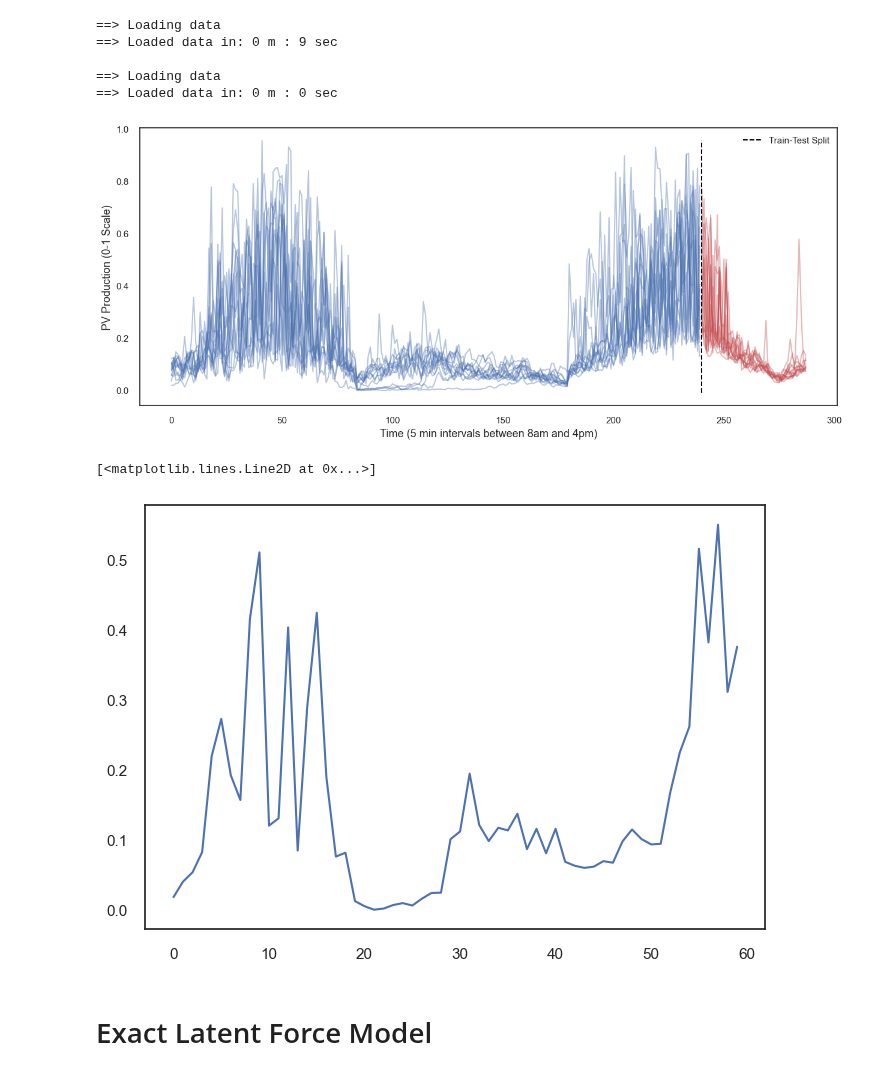
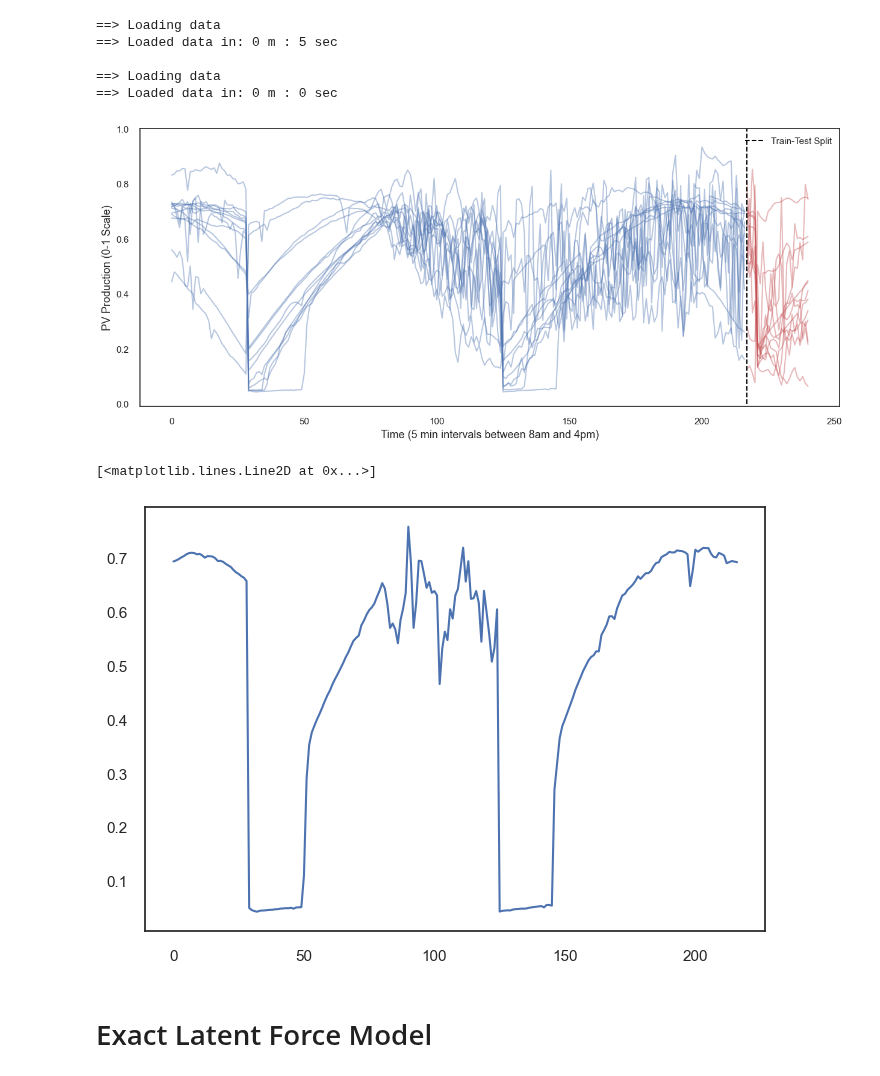
Before and after one commit to eirikbaekkelund/Dissertation, a Jupyter notebook: examples/exact_lfm.ipynb, the cells around one changed output. Drawn from its saved outputs; the diff is of its cells as text; code cells hidden in the pictures.

```diff
--- a/examples/exact_lfm.ipynb
+++ b/examples/exact_lfm.ipynb
@@ -21,7 +19,7 @@ torch.manual_seed(SEED)
 np.random.seed(SEED)
 
 # data parameters
-DAY_INIT = 25
+DAY_INIT = 60
 DAY_MIN = 8
 DAY_MAX = 16
 N_DAYS = 3
@@ -35,30 +33,30 @@ NUM_OUTPUTS = 4
 # %%
 generator = PVDataGenerator(n_days=N_DAYS,
                     day_init=DAY_INIT,
                     n_systems=N_SYSTEMS,
                     radius=RADIUS,
                     coords=COORDS,
                     minute_interval=MINUTE_INTERVAL,
                     day_min=DAY_MIN,
                     day_max=DAY_MAX,
                     folder_name='pv_data',
                     file_name_pv='pv_data_clean.csv',
                     file_name_location='location_data_clean.csv')
 # set text font to Arial
 plt.rcParams['font.family'] = "Arial"
 
 X, y = generator.get_time_series()
-x_train, y_train, x_test, y_test = train_test_split(X, y, n_hours=N_HOURS_PRED, minute_interval=MINUTE_INTERVAL)
+x_train, y_train, x_test, y_test = train_test_split(X, y, hour=12)
 plot_train_test_split(y_train, y_test)
 # %% [output]
 ==> Loading data
-==> Loaded data in: 0 m : 9 sec
+==> Loaded data in: 0 m : 5 sec
 
 ==> Loading data
 ==> Loaded data in: 0 m : 0 sec
-[figure, old version]
+[figure, new version]
 # %%
-interval = 4
+interval = 1
 
 x_obs = x_train[::interval]
 # add noise to observations
@@ -67,7 +65,7 @@ y_obs = y_train[::interval, 0]
 plt.plot(y_obs)
 # %% [output]
 [<matplotlib.lines.Line2D at 0x...>]
-[figure, old version]
+[figure, new version]
 # %% [markdown]
 # Exact Latent Force Model
 # %%
```
Also changed, not shown: parts of 6 cells of this notebook, 12 other files.
